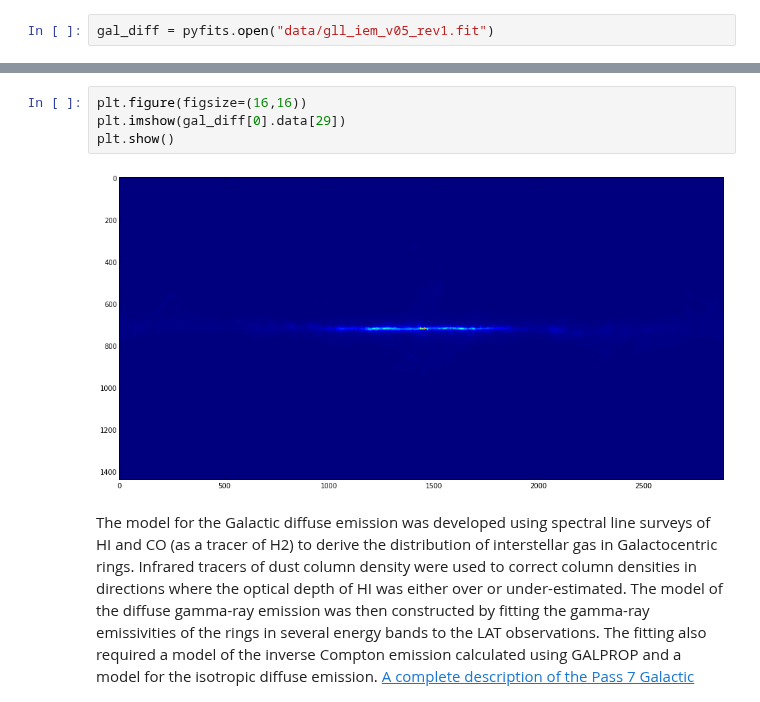
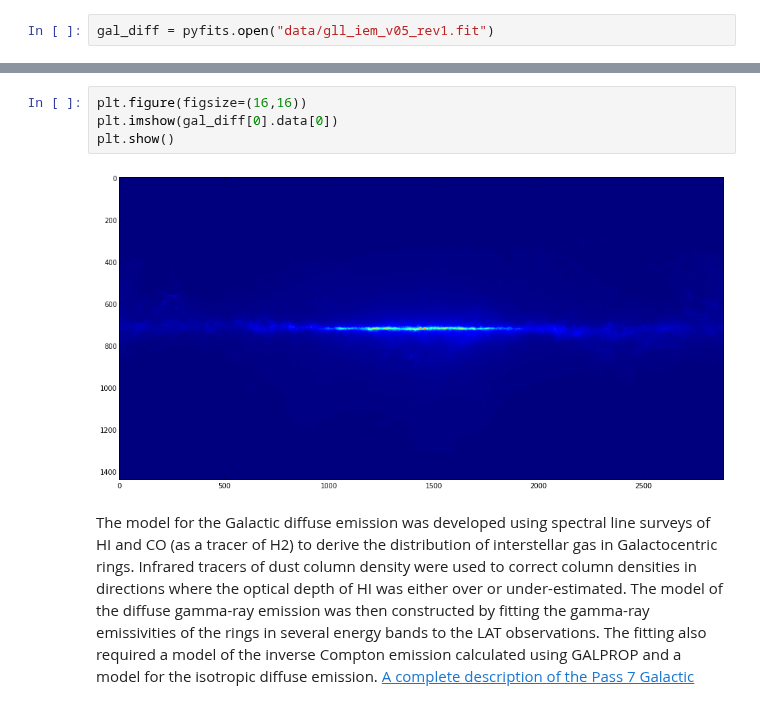
Before and after one commit to FermiSummerSchool/fermi-summer-school, a Jupyter notebook: Likelihood_Analysis.ipynb, the cells around one changed output, grey strips where cells are left out. Cells and saved outputs as stored; diff of their text form.

Commit message:
Updated the Data exploration thread etc. for 2014.

```diff
--- a/Likelihood_Analysis.ipynb
+++ b/Likelihood_Analysis.ipynb
@@ -343,10 +345,10 @@ No.    Name         Type      Cards   Dimensions   Format
 1    ENERGIES    BinTableHDU     11   30R x 1C     [D]
 # %%
 plt.figure(figsize=(16,16))
-plt.imshow(gal_diff[0].data[29])
+plt.imshow(gal_diff[0].data[0])
 plt.show()
 # %% [output]
-[figure, old version]
+[figure, new version]
 # %% [markdown]
 The model for the Galactic diffuse emission was developed using spectral line surveys of HI and CO (as a tracer of H2) to derive the distribution of interstellar gas in Galactocentric rings. Infrared tracers of dust column density were used to correct column densities in directions where the optical depth of HI was either over or under-estimated. The model of the diffuse gamma-ray emission was then constructed by fitting the gamma-ray emissivities of the rings in several energy bands to the LAT observations. The fitting also required a model of the inverse Compton emission calculated using GALPROP and a model for the isotropic diffuse emission. [A complete description of the Pass 7 Galactic diffuse model is available](http://fermi.gsfc.nasa.gov/ssc/data/access/lat/Model_details/Pass7_galactic.html).
 
```
Also changed, not shown: parts of 11 cells of this notebook, 7 other files.
